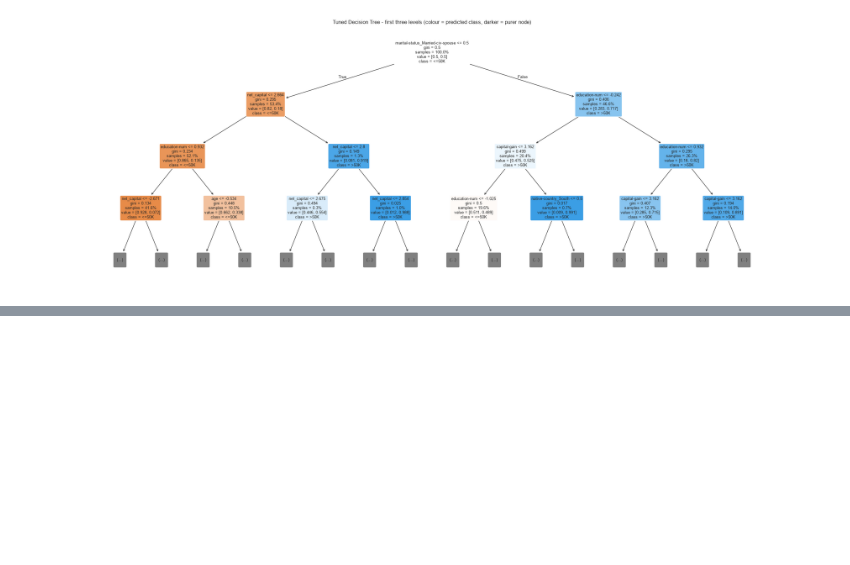
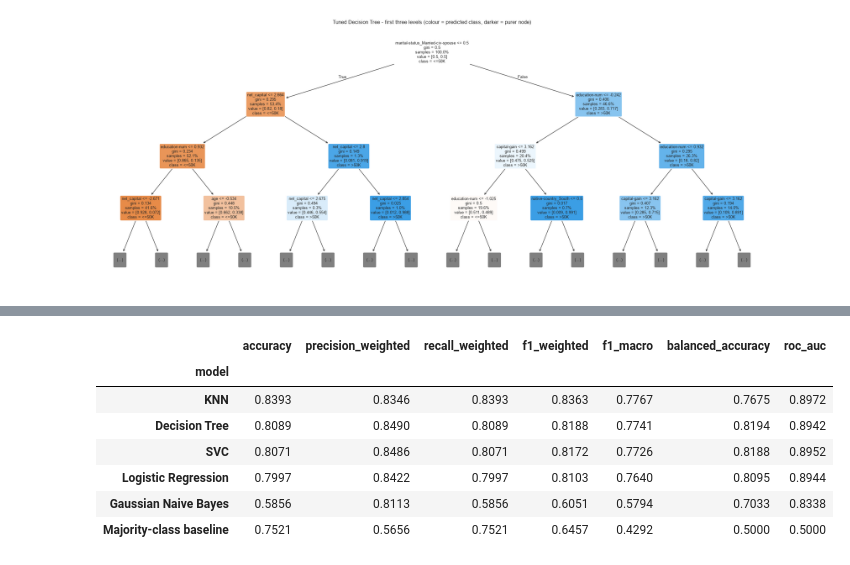
Before and after one commit to Bhargi777/23CSE301-ML-Capstone, a Jupyter notebook: notebooks/member3_classification_models.ipynb, the cells around one changed output, grey strips where cells are left out. Saved outputs shown, nothing was run; the diff lists cells and outputs as text; code cells hidden in the pictures; blank space fills up the shorter version.

```diff
--- a/notebooks/member3_classification_models.ipynb
+++ b/notebooks/member3_classification_models.ipynb
@@ -631,0 +638,15 @@ plt.show()
+# %%
+final_results = {name: score(model, X_test_scaled, y_test) for name, model in models.items()}
+comparison_df = pd.DataFrame(final_results).T.sort_values('f1_weighted', ascending=False)
+comparison_df.loc['Majority-class baseline'] = baseline_scores
+comparison_df.index.name = 'model'
+comparison_df.round(4)
+# %% [output]
+|  | accuracy | precision_weighted | recall_weighted | f1_weighted | f1_macro | balanced_accuracy | roc_auc |
+| model |  |  |  |  |  |  |  |
+| KNN | 0.8393 | 0.8346 | 0.8393 | 0.8363 | 0.7767 | 0.7675 | 0.8972 |
+| Decision Tree | 0.8089 | 0.8490 | 0.8089 | 0.8188 | 0.7741 | 0.8194 | 0.8942 |
+| SVC | 0.8071 | 0.8486 | 0.8071 | 0.8172 | 0.7726 | 0.8188 | 0.8952 |
+| Logistic Regression | 0.7997 | 0.8422 | 0.7997 | 0.8103 | 0.7640 | 0.8095 | 0.8944 |
+| Gaussian Naive Bayes | 0.5856 | 0.8113 | 0.5856 | 0.6051 | 0.5794 | 0.7033 | 0.8338 |
+| Majority-class baseline | 0.7521 | 0.5656 | 0.7521 | 0.6457 | 0.4292 | 0.5000 | 0.5000 |
```
Also changed, not shown: parts of 7 cells of this notebook, 3 other files.
